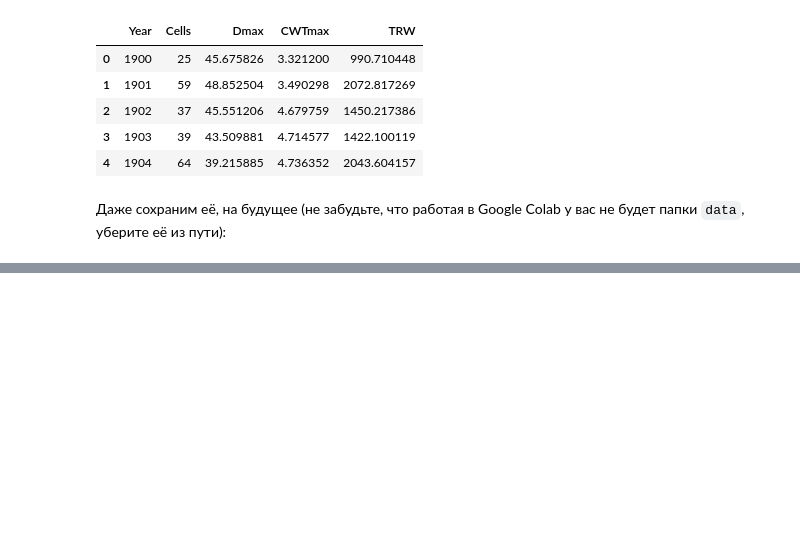
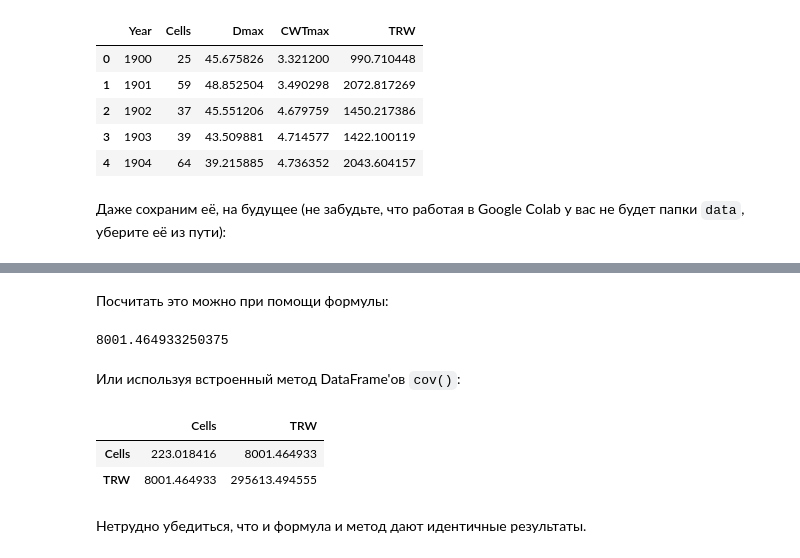
Before and after one commit to mikewellmeansme/biological-statistics-course, a Jupyter notebook: lesson_006.ipynb, the cells around one changed output, grey strips where cells are left out. Cells and saved outputs as stored; diff of their text form; code cells hidden in the pictures; blank space fills up the shorter version.

```diff
--- a/lesson_006.ipynb
+++ b/lesson_006.ipynb
@@ -251,0 +295,19 @@ grouped_data.to_csv('data/grouped_002.csv', index=False)
+# %% [markdown]
+Посчитать это можно при помощи формулы:
+# %%
+def cov(x, y):
+    return ((x - x.mean()) * (y - y.mean())).sum() / (len(x) - 1 )
+
+cov(grouped_data['TRW'], grouped_data['Cells'])
+# %% [output]
+8001.464933250375
+# %% [markdown]
+Или используя встроенный метод DataFrame'ов `cov()`:
+# %%
+grouped_data[['Cells', 'TRW']].cov()
+# %% [output]
+|  | Cells | TRW |
+| Cells | 223.018416 | 8001.464933 |
+| TRW | 8001.464933 | 295613.494555 |
+# %% [markdown]
+Нетрудно убедиться, что и формула и метод дают идентичные результаты.
```
Also changed, not shown: parts of 20 cells of this notebook.
